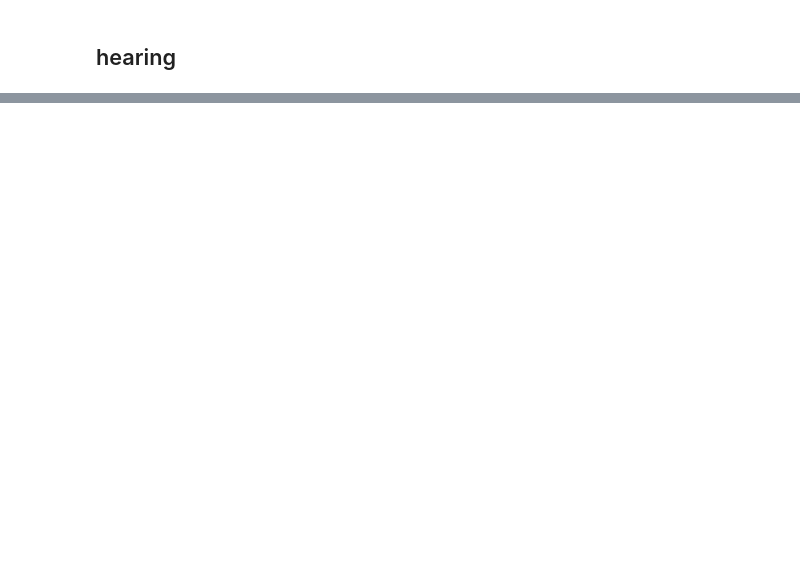
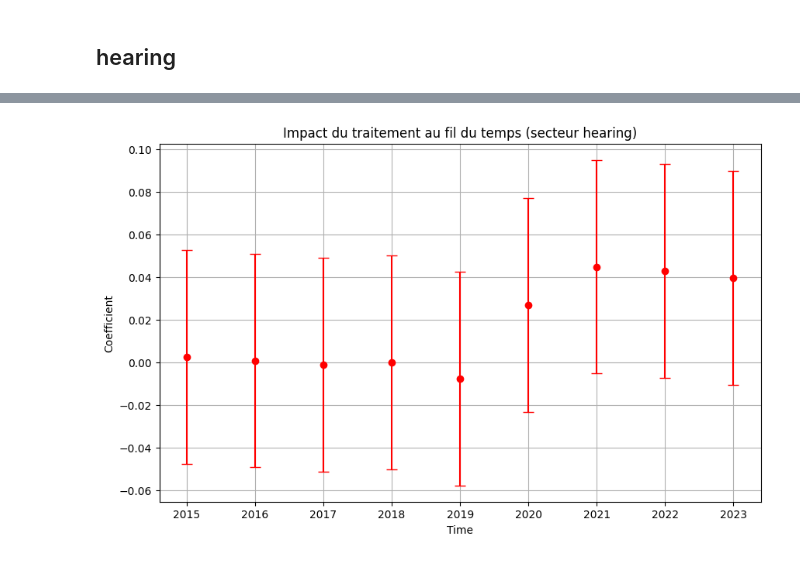
Before and after one commit to bparent11/analysingEffectOfHealthPlanInFrance, a Jupyter notebook: code/regression.ipynb, the cells around one changed output, grey strips where cells are left out. Saved outputs shown, nothing was run; the diff lists cells and outputs as text; code cells hidden in the pictures; blank space fills up the shorter version.

```diff
--- a/code/regression.ipynb
+++ b/code/regression.ipynb
@@ -734,3 +774,24 @@ Covariance Type:            nonrobust
 
 Notes:
 [1] Standard Errors assume that the covariance matrix of the errors is correctly specified.
+# %%
+time_periods = [i+2015 for i in range(9)]
+coefficients = model.params[-9:]
+std_errors = model.bse[-9:]
+
+# 2. Créer le graphique
+plt.figure(figsize=(10, 6))
+
+# Tracer les coefficients avec des barres d'erreur
+plt.errorbar(time_periods, coefficients, yerr=std_errors, fmt='o', color='red', ecolor='red', capsize=5)
+
+# Labels et titre
+plt.xlabel("Time")
+plt.ylabel("Coefficient")
+plt.title("Impact du traitement au fil du temps (secteur hearing)")
+plt.grid(True)
+
+# Afficher le graphique
+plt.show()
+# %% [output]
+[figure, added]
```
Also changed, not shown: parts of 7 cells of this notebook.
